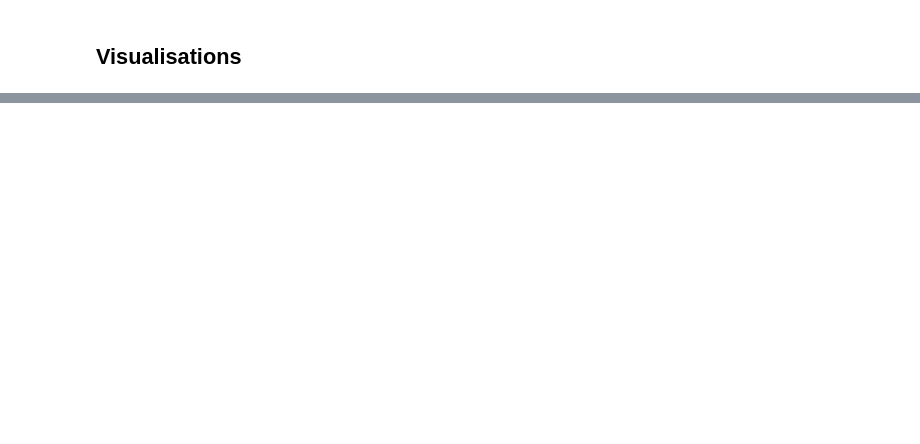
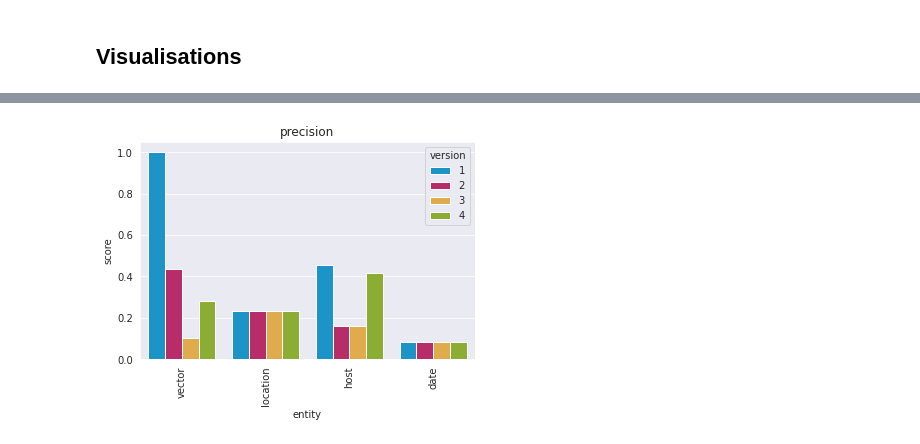
Before and after one commit to e-lubrini/psylve, a Jupyter notebook: src/evaluation/evaluation.ipynb, the cells around one changed output, grey strips where cells are left out. Cells and saved outputs as stored; diff of their text form; code cells hidden in the pictures; blank space fills up the shorter version.

```diff
--- a/src/evaluation/evaluation.ipynb
+++ b/src/evaluation/evaluation.ipynb
@@ -366,0 +383,3 @@ f1_df.T.plot()
+# %%
+palette = ["#009fe3", "#cd1666", "#f9b233", "#94c11f",
+           "#82358c",  "#cfd92c", "#e36613", "#21cb75"]
@@ -366,0 +394,3 @@ f1_df.T.plot()
+# %%
+precision_df = precision_df.melt(ignore_index = False, var_name="version", value_name="score").reset_index().rename(columns={'index': 'entity'})
+recall_df = recall_df.melt(ignore_index = False, var_name="version", value_name="score").reset_index().rename(columns={'index': 'entity'})
@@ -366,0 +418,11 @@ f1_df.T.plot()
+# %%
+x = 'entity'
+y = 'score'
+hue = 'version'
+
+plot(x=x, y=y, hue=hue, data=precision_df,
+    title='precision',
+    palette=sns.color_palette(palette, 4),
+    plot_type='bar')
+# %% [output]
+[figure, added]
```
Also changed, not shown: parts of 21 cells of this notebook, 6 other files.
